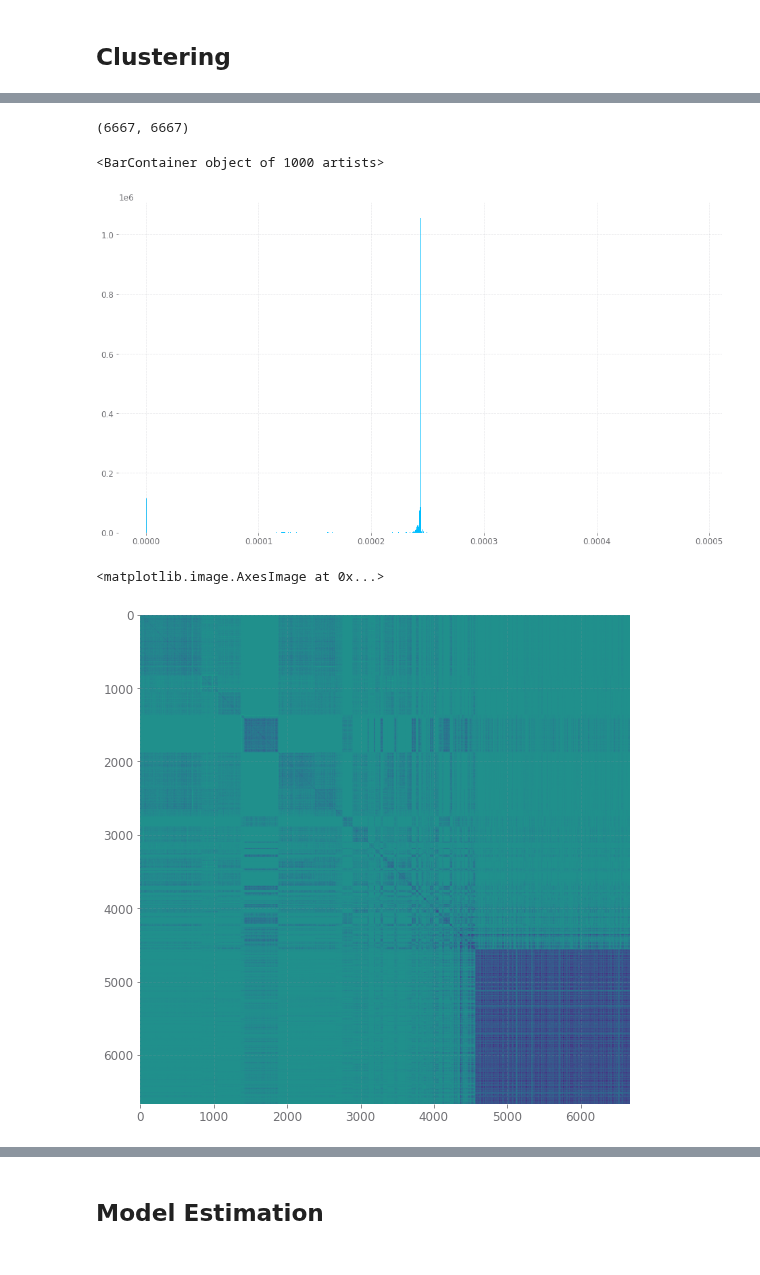
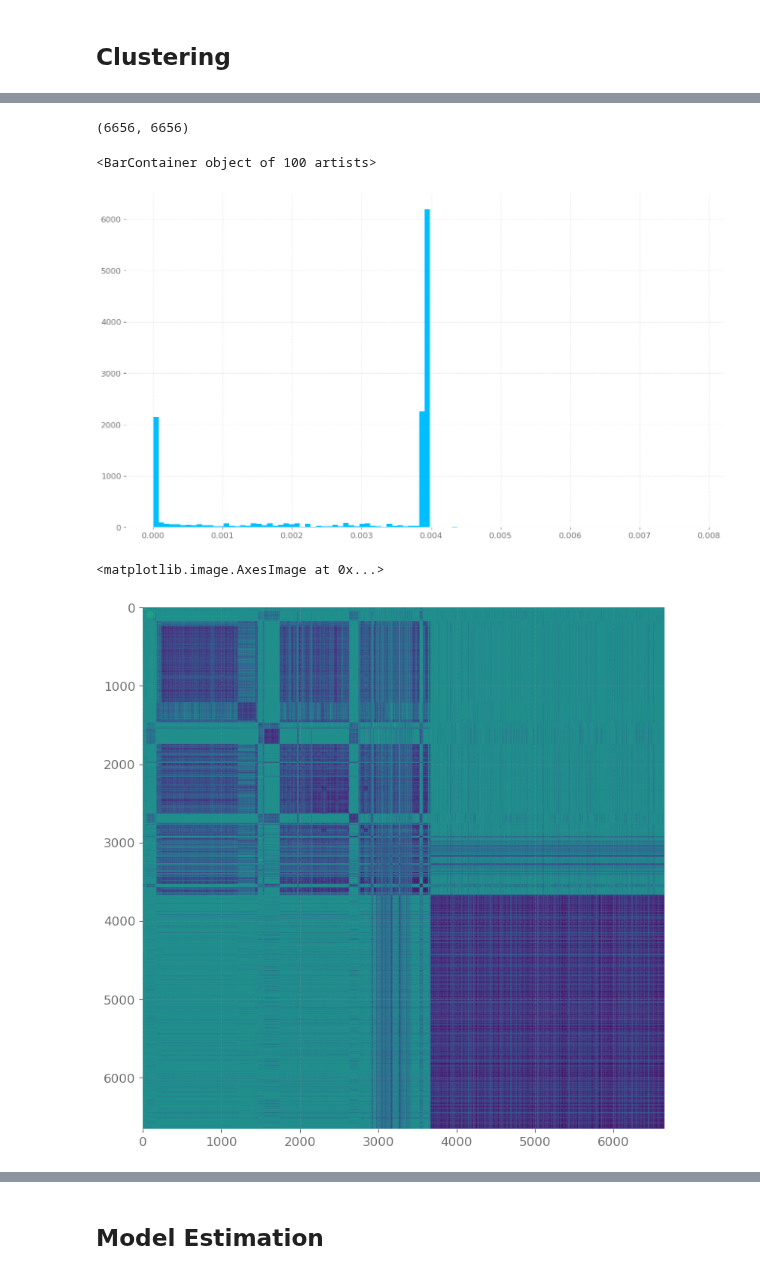
Before and after one commit to hetankevin/off-policy, a Jupyter notebook: mcmix/MixMDP.ipynb, the cells around one changed output, grey strips where cells are left out. Cells and saved outputs as stored; diff of their text form; code cells hidden in the pictures.

```diff
--- a/mcmix/MixMDP.ipynb
+++ b/mcmix/MixMDP.ipynb
@@ -84,7 +84,7 @@ envs = []
 horizon = 100 #18
 #, slip = 0.04, confound_weight=0.6
 pi_b, P, R, x_dist, u_dist, gamma = confound_env.gridworld_opetools(horizon = horizon, slip = 0.04,
-                                                                    confound_weight=0.1, small=False, soft=True)
+                                                                    confound_weight=0.6, small=True, soft=True)
 #R = -1*R
 gridworld = confound_mdp.ConfoundMDP(P, R, x_dist, u_dist, gamma)
 
@@ -313,19 +276,19 @@ hs = np.array([geth(onehotsaclust[:,omegaone,:,:],
                                    onehotspclust[:,omegatwo,:])])
 
 statmns = computeStat(hs,
-                      eigvecsa, numpy=False, smalldata=False, device=device, proj=True)
+                      eigvecsa, numpy=True, smalldata=False, device=device, proj=True)
 statmns.shape
 # %% [output]
-(6667, 6667)
+(6656, 6656)
 # %%
 import seaborn as sns
 plt.figure(figsize=(16,9))
-plt.hist(statmns.flatten(), bins=1000, density=True)[2]
+plt.hist(statmns.flatten(), bins=100, density=True)[2]
 #plt.hist(statmns.flatten(), bins=onehotsaclust.shape[0], density=True)[2]
 #sns.kdeplot(statmns.flatten(), bw_adjust=0.5)
 # %% [output]
-<BarContainer object of 1000 artists>
+<BarContainer object of 100 artists>
-[figure, old version]
+[figure, new version]
 # %%
 from scipy.cluster.hierarchy import linkage
 
@@ -345,7 +308,7 @@ plt.figure(figsize=(16,9))
 plt.imshow(1-m)
 # %% [output]
 <matplotlib.image.AxesImage at 0x...>
-[figure, old version]
+[figure, new version]
 # %%
 clusterDiagnostics(statmns, K=K, labels=confounders[sz:, 0],
                    lo=0, hi=0.0005, step=0.000025) #0,0.01, 0.0001
```
Also changed, not shown: parts of 44 cells of this notebook, 13 other files.
